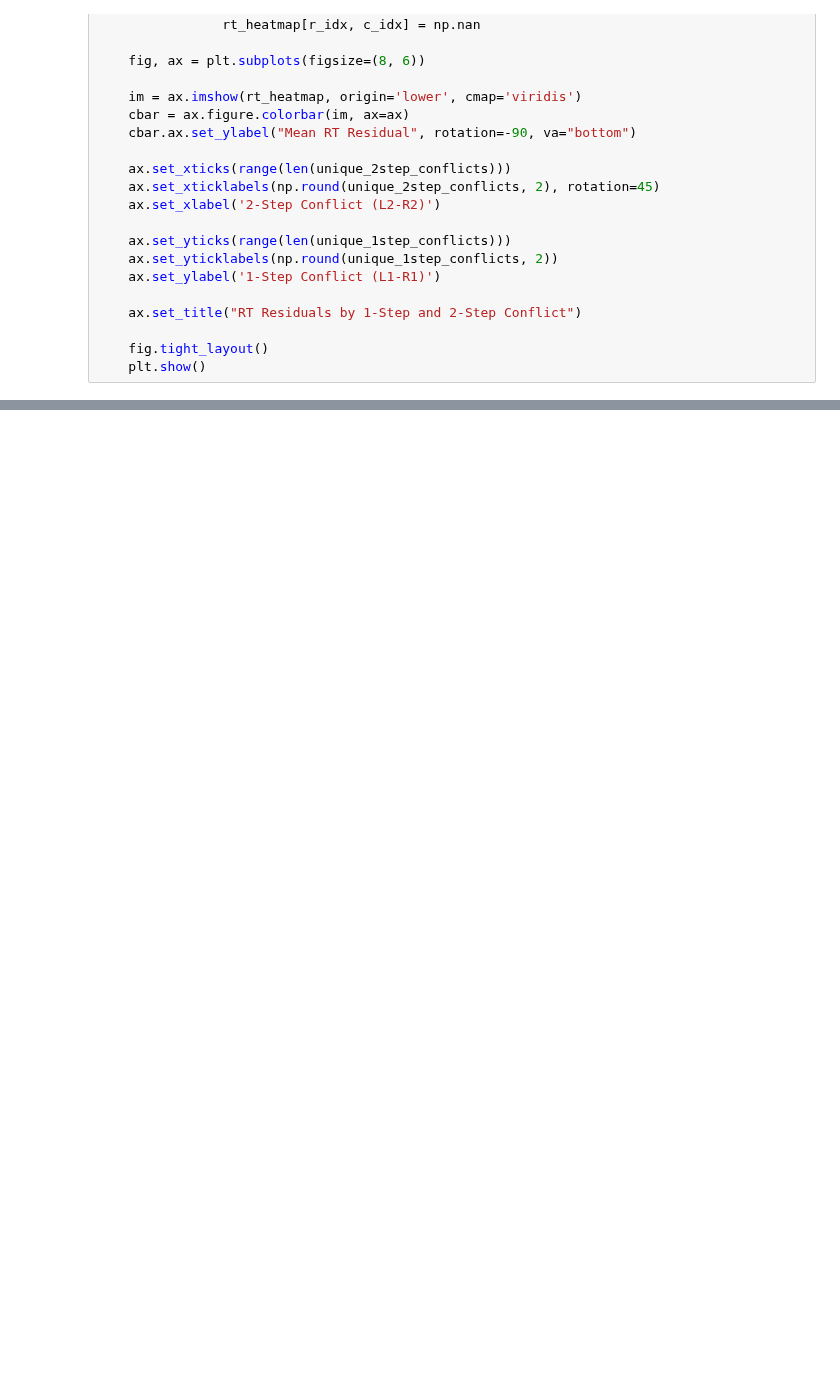
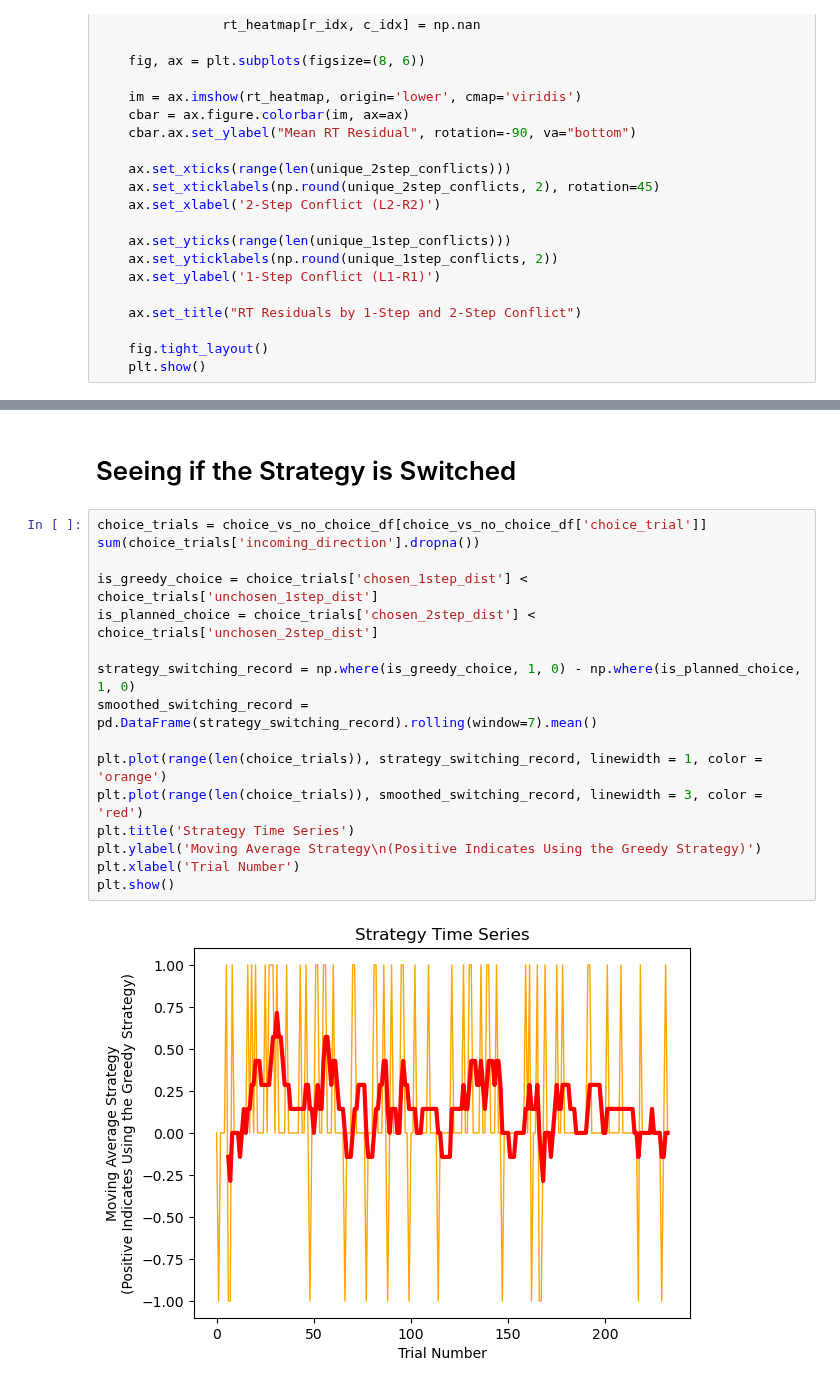
Before and after one commit to mobeets/falldown, a Jupyter notebook: analysis/behavior_analysis.ipynb, the cells around one changed output, grey strips where cells are left out. Saved outputs shown, nothing was run; the diff lists cells and outputs as text; blank space fills up the shorter version.

```diff
--- a/analysis/behavior_analysis.ipynb
+++ b/analysis/behavior_analysis.ipynb
@@ -517,0 +823,20 @@ choices =
+# %% [markdown]
+# Seeing if the Strategy is Switched
+# %%
+choice_trials = choice_vs_no_choice_df[choice_vs_no_choice_df['choice_trial']]
+sum(choice_trials['incoming_direction'].dropna())
+
+is_greedy_choice = choice_trials['chosen_1step_dist'] < choice_trials['unchosen_1step_dist']
+is_planned_choice = choice_trials['chosen_2step_dist'] < choice_trials['unchosen_2step_dist']
+
+strategy_switching_record = np.where(is_greedy_choice, 1, 0) - np.where(is_planned_choice, 1, 0)
+smoothed_switching_record = pd.DataFrame(strategy_switching_record).rolling(window=7).mean()
+
+plt.plot(range(len(choice_trials)), strategy_switching_record, linewidth = 1, color = 'orange')
+plt.plot(range(len(choice_trials)), smoothed_switching_record, linewidth = 3, color = 'red')
+plt.title('Strategy Time Series')
+plt.ylabel('Moving Average Strategy\n(Positive Indicates Using the Greedy Strategy)')
+plt.xlabel('Trial Number')
+plt.show()
+# %% [output]
+[figure, added]
```
Also changed, not shown: parts of 16 cells of this notebook, 6 other files.
